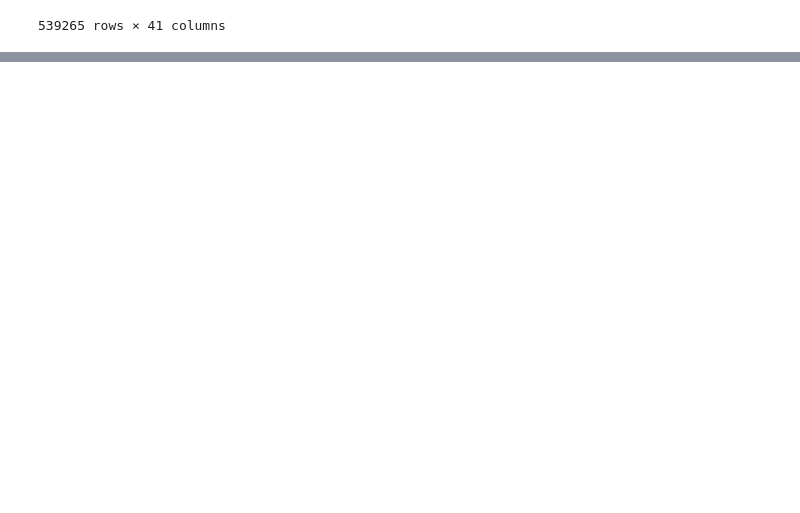
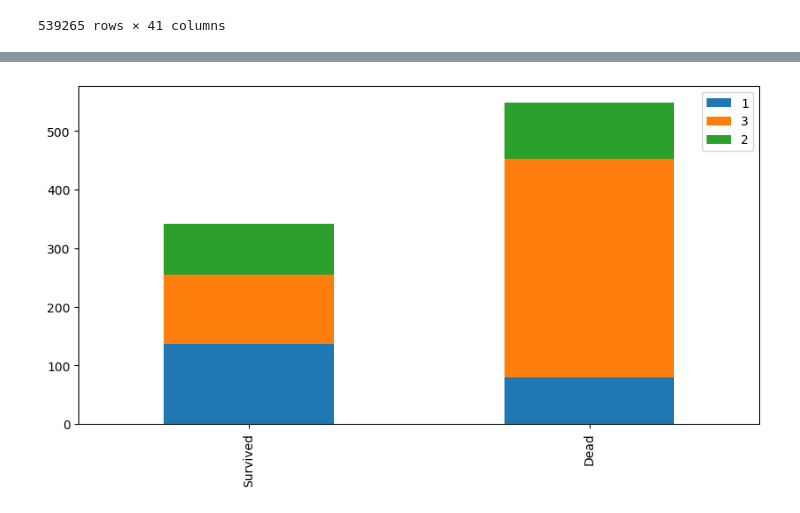
Before and after one commit to Lhecks/-Lhex_kaggle_one, a Jupyter notebook: notebook-one-lhex.ipynb, the cells around one changed output, grey strips where cells are left out. Cells and saved outputs as stored; diff of their text form; code cells hidden in the pictures; blank space fills up the shorter version.

```diff
--- a/notebook-one-lhex.ipynb
+++ b/notebook-one-lhex.ipynb
@@ -102,0 +385,4 @@ tables[0].to_csv('sample.csv')"""
+# %%
+x_y_Plot('Pclass')
+# %% [output]
+[figure, added]
```
Also changed, not shown: parts of 23 cells of this notebook.
